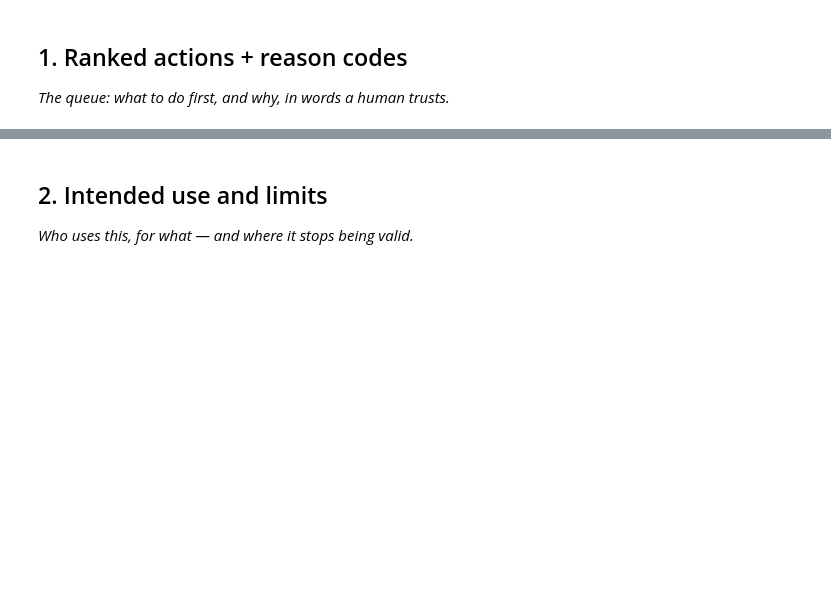
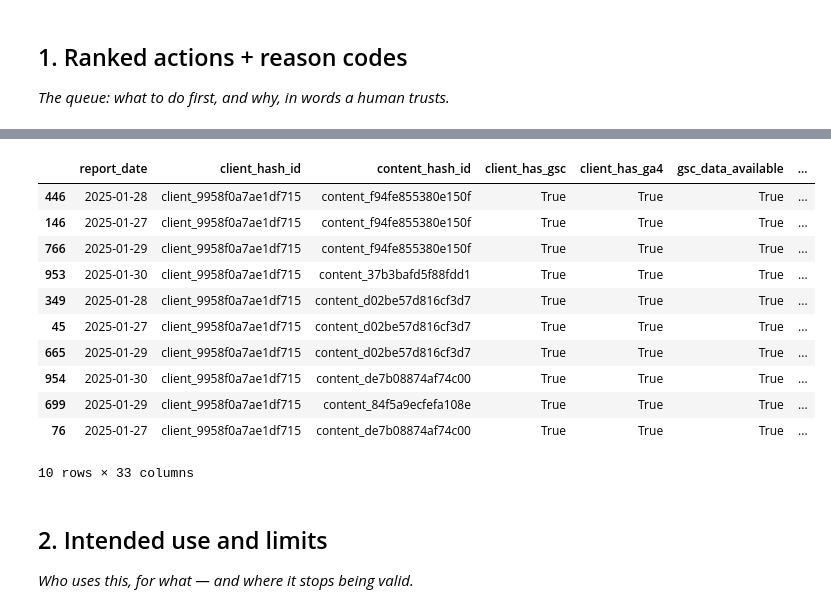
Before and after one commit to lahari600/Flyrank, a Jupyter notebook: work/notebooks/w07_action_playbook.ipynb, the cells around one changed output, grey strips where cells are left out. Cells and saved outputs as stored; diff of their text form; code cells hidden in the pictures; blank space fills up the shorter version.

```diff
--- a/work/notebooks/w07_action_playbook.ipynb
+++ b/work/notebooks/w07_action_playbook.ipynb
@@ -16,3 +28,55 @@ This skeleton is yours to fill. Work the sections **in order** — each one has
+# %%
+
+import pandas as pd
+from datasets import load_dataset
+from google.colab import userdata
+
+token = userdata.get("HF_TOKEN")
+
+dataset = load_dataset(
+    "FlyRank/internship-warehouse",
+    "fact_content_daily_performance",
+    split="train",
+    token=token,
+    streaming=True
+)
+
+df = pd.DataFrame(dataset.take(1000))
+
+# Baseline score
+df["baseline_score"] = (
+    0.5 * df["gsc_impressions"] +
+    0.3 * df["gsc_clicks"] +
+    0.2 * df["sessions_organic"]
+)
+
+# Reason code
+df["reason_code"] = df["baseline_score"].apply(
+    lambda x: "HIGH_TRAFFIC" if x > 30 else "LOW_TRAFFIC"
+)
+
+# Action
+df["action"] = df["reason_code"].map({
+    "HIGH_TRAFFIC": "Improve SEO",
+    "LOW_TRAFFIC": "Review Content"
+})
+
+queue = df.sort_values("baseline_score", ascending=False)
+
+queue.head(10)
+# %% [output]
+|  | report_date | client_hash_id | content_hash_id | client_has_gsc | client_has_ga4 | gsc_data_available | ... |
+| 446 | 2025-01-28 | client_9958f0a7ae1df715 | content_f94fe855380e150f | True | True | True | ... |
+| 146 | 2025-01-27 | client_9958f0a7ae1df715 | content_f94fe855380e150f | True | True | True | ... |
+| 766 | 2025-01-29 | client_9958f0a7ae1df715 | content_f94fe855380e150f | True | True | True | ... |
+| 953 | 2025-01-30 | client_9958f0a7ae1df715 | content_37b3bafd5f88fdd1 | True | True | True | ... |
+| 349 | 2025-01-28 | client_9958f0a7ae1df715 | content_d02be57d816cf3d7 | True | True | True | ... |
+| 45 | 2025-01-27 | client_9958f0a7ae1df715 | content_d02be57d816cf3d7 | True | True | True | ... |
+| 665 | 2025-01-29 | client_9958f0a7ae1df715 | content_d02be57d816cf3d7 | True | True | True | ... |
+| 954 | 2025-01-30 | client_9958f0a7ae1df715 | content_de7b08874af74c00 | True | True | True | ... |
+| 699 | 2025-01-29 | client_9958f0a7ae1df715 | content_84f5a9ecfefa108e | True | True | True | ... |
+| 76 | 2025-01-27 | client_9958f0a7ae1df715 | content_de7b08874af74c00 | True | True | True | ... |
+10 rows × 33 columns
 # %% [markdown]
 ## 2. Intended use and limits
 
```
Also changed, not shown: parts of 9 cells of this notebook.
